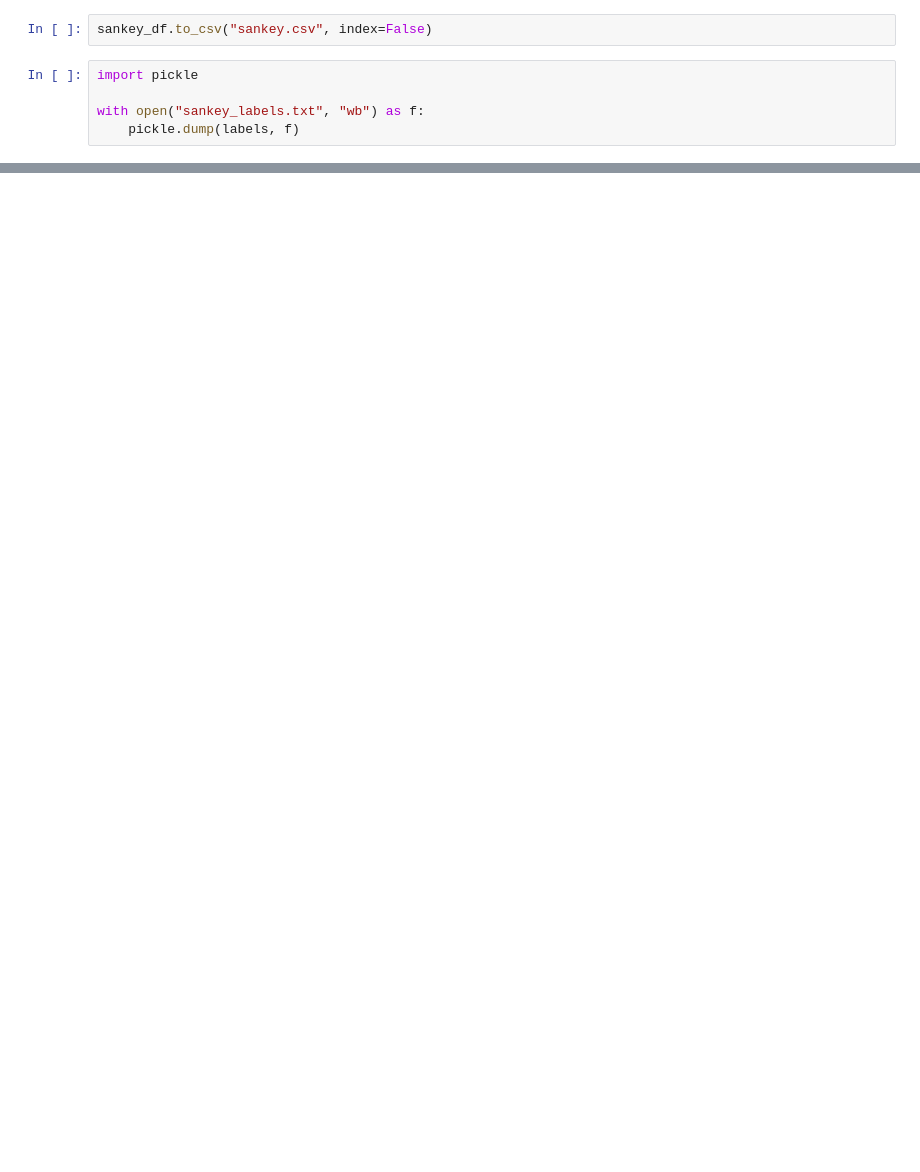
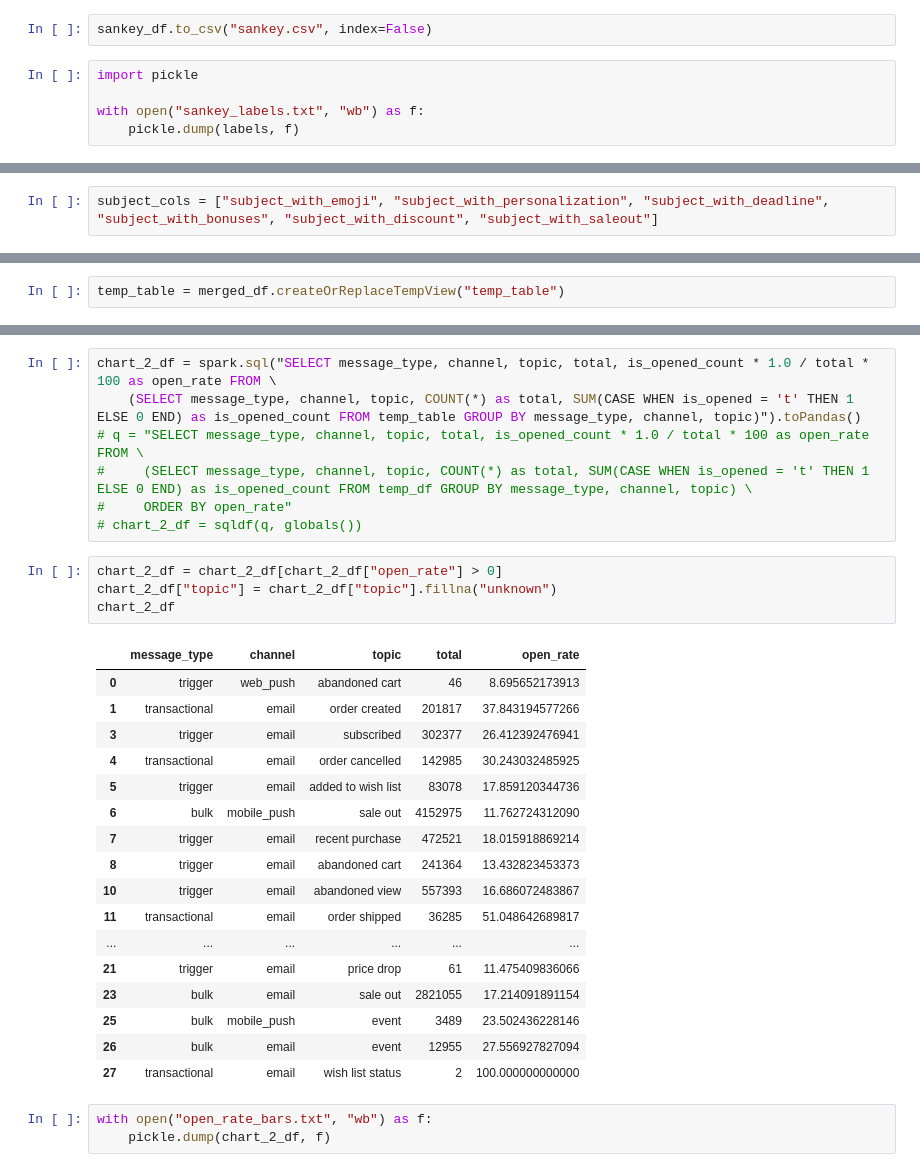
Before and after one commit to cdy3870/pyspark_transactions, a Jupyter notebook: pyspark_actions.ipynb, the cells around one changed output, grey strips where cells are left out. Drawn from its saved outputs; the diff is of its cells as text; blank space fills up the shorter version.

```diff
--- a/pyspark_actions.ipynb
+++ b/pyspark_actions.ipynb
@@ -533,0 +595,2 @@ with open("sankey_labels.txt", "wb") as f:
+# %%
+subject_cols = ["subject_with_emoji", "subject_with_personalization", "subject_with_deadline", "subject_with_bonuses", "subject_with_discount", "subject_with_saleout"]
@@ -533,0 +645,2 @@ with open("sankey_labels.txt", "wb") as f:
+# %%
+temp_table = merged_df.createOrReplaceTempView("temp_table")
@@ -533,0 +745,32 @@ with open("sankey_labels.txt", "wb") as f:
+# %%
+chart_2_df = spark.sql("SELECT message_type, channel, topic, total, is_opened_count * 1.0 / total * 100 as open_rate FROM \
+    (SELECT message_type, channel, topic, COUNT(*) as total, SUM(CASE WHEN is_opened = 't' THEN 1 ELSE 0 END) as is_opened_count FROM temp_table GROUP BY message_type, channel, topic)").toPandas()
+# q = "SELECT message_type, channel, topic, total, is_opened_count * 1.0 / total * 100 as open_rate FROM \
+#     (SELECT message_type, channel, topic, COUNT(*) as total, SUM(CASE WHEN is_opened = 't' THEN 1 ELSE 0 END) as is_opened_count FROM temp_df GROUP BY message_type, channel, topic) \
+#     ORDER BY open_rate"
+# chart_2_df = sqldf(q, globals())
+# %%
+chart_2_df = chart_2_df[chart_2_df["open_rate"] > 0]
+chart_2_df["topic"] = chart_2_df["topic"].fillna("unknown")
+chart_2_df
+# %% [output]
+|  | message_type | channel | topic | total | open_rate |
+| 0 | trigger | web_push | abandoned cart | 46 | 8.695652173913 |
+| 1 | transactional | email | order created | 201817 | 37.843194577266 |
+| 3 | trigger | email | subscribed | 302377 | 26.412392476941 |
+| 4 | transactional | email | order cancelled | 142985 | 30.243032485925 |
+| 5 | trigger | email | added to wish list | 83078 | 17.859120344736 |
+| 6 | bulk | mobile_push | sale out | 4152975 | 11.762724312090 |
+| 7 | trigger | email | recent purchase | 472521 | 18.015918869214 |
+| 8 | trigger | email | abandoned cart | 241364 | 13.432823453373 |
+| 10 | trigger | email | abandoned view | 557393 | 16.686072483867 |
+| 11 | transactional | email | order shipped | 36285 | 51.048642689817 |
+| ... | ... | ... | ... | ... | ... |
+| 21 | trigger | email | price drop | 61 | 11.475409836066 |
+| 23 | bulk | email | sale out | 2821055 | 17.214091891154 |
+| 25 | bulk | mobile_push | event | 3489 | 23.502436228146 |
+| 26 | bulk | email | event | 12955 | 27.556927827094 |
+| 27 | transactional | email | wish list status | 2 | 100.000000000000 |
+# %%
+with open("open_rate_bars.txt", "wb") as f:
+    pickle.dump(chart_2_df, f)
```
Also changed, not shown: parts of 66 cells of this notebook, 3 other files.
